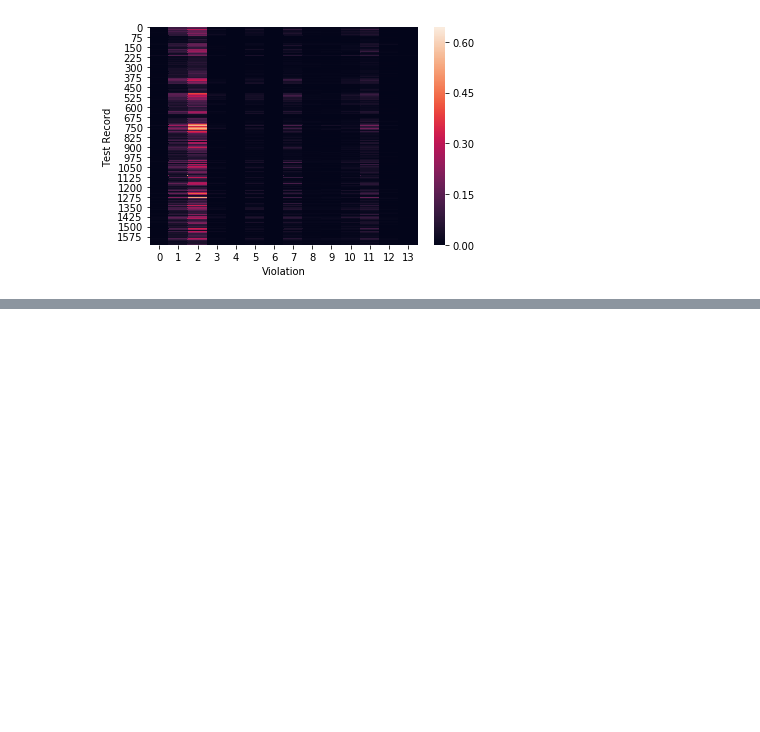
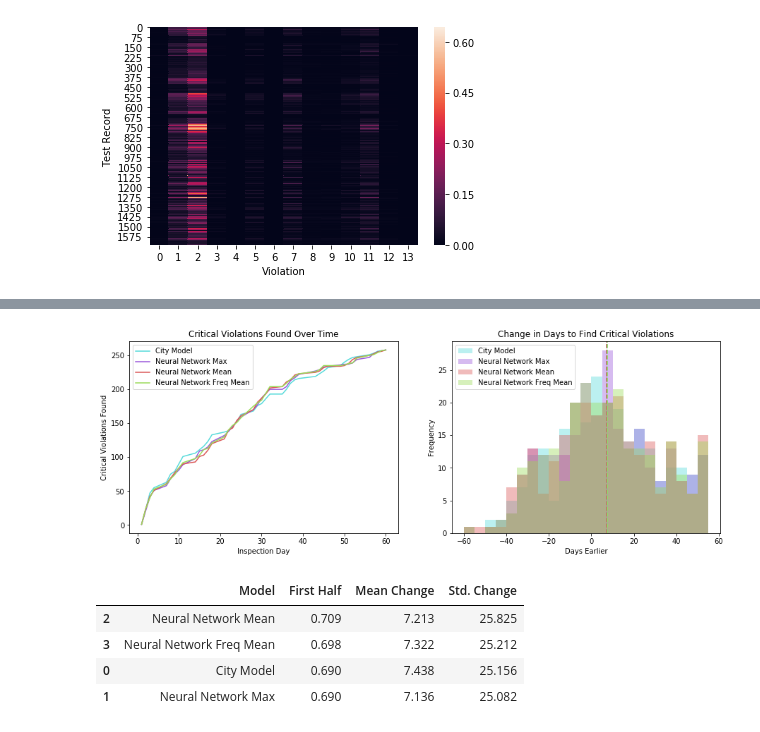
Before and after one commit to vingkan/foodinspectionforecasting, a Jupyter notebook: IIT/31_violations_network.ipynb, the cells around one changed output, grey strips where cells are left out. Drawn from its saved outputs; the diff is of its cells as text; code cells hidden in the pictures; blank space fills up the shorter version.

Commit message:
Check city metrics for NN

```diff
--- a/IIT/31_violations_network.ipynb
+++ b/IIT/31_violations_network.ipynb
@@ -172,0 +176,5 @@ plt.show()
+# %%
+y_true = d_test[TARGET]
+days = to_inspection_daynum(d_test["Inspection_Date"])
+city = pickle.load(open("models/sklearn-glm.pkl", "rb"))
+evaluate_model(y_true, city.predict(X_test))
@@ -172,0 +188,17 @@ plt.show()
+# %%
+compare_metrics(
+    y_true, days,
+    [
+        ("City Model", city.predict_proba(X_test)[:,1]),
+        ("Neural Network Max", model.predict(X_test).max(axis=1)),
+        ("Neural Network Mean", model.predict(X_test).mean(axis=1)),
+        ("Neural Network Freq Mean", np.dot(crit_train.mean(axis=0), model.predict(X_test).T))
+    ]
+)
+# %% [output]
+[figure, added]
+|  | Model | First Half | Mean Change | Std. Change |
+| 2 | Neural Network Mean | 0.709 | 7.213 | 25.825 |
+| 3 | Neural Network Freq Mean | 0.698 | 7.322 | 25.212 |
+| 0 | City Model | 0.690 | 7.438 | 25.156 |
+| 1 | Neural Network Max | 0.690 | 7.136 | 25.082 |
```
Also changed, not shown: parts of 2 cells of this notebook.
